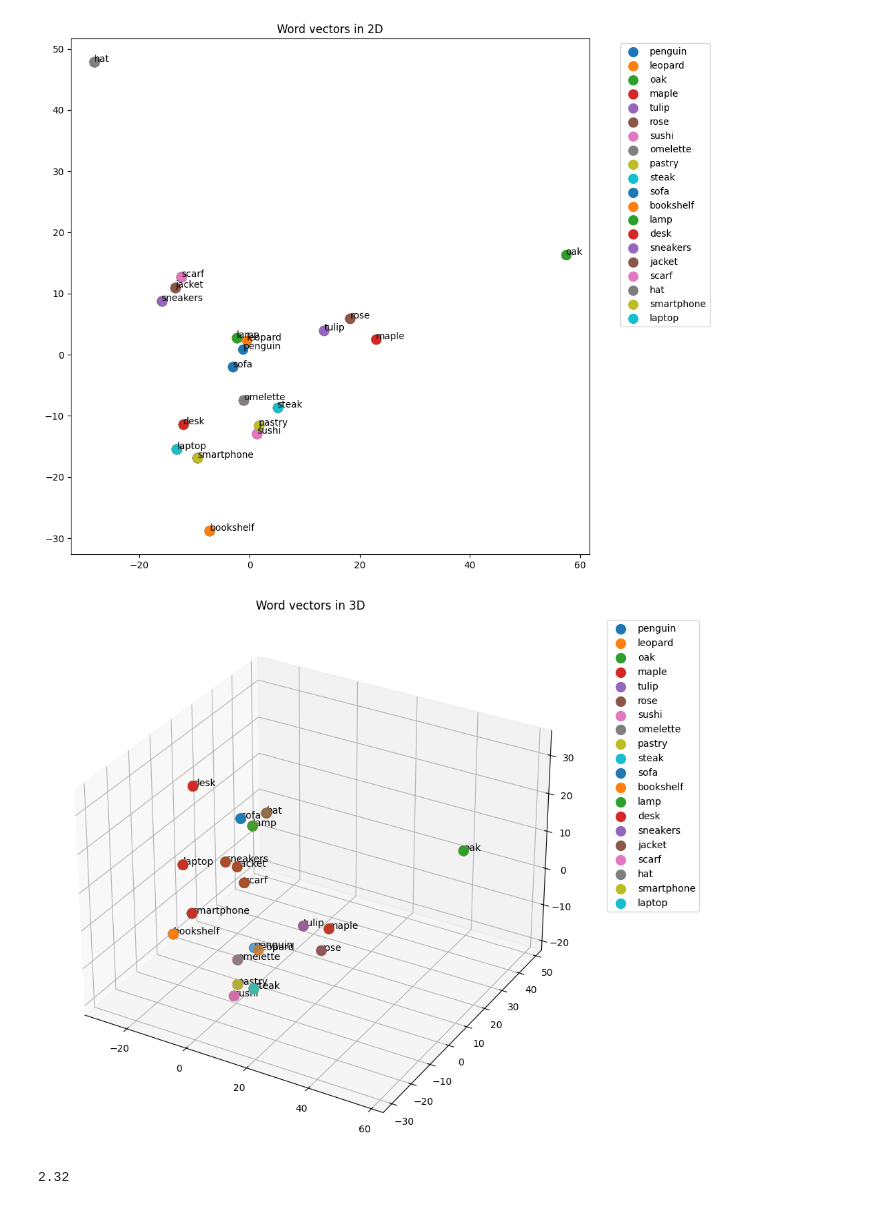
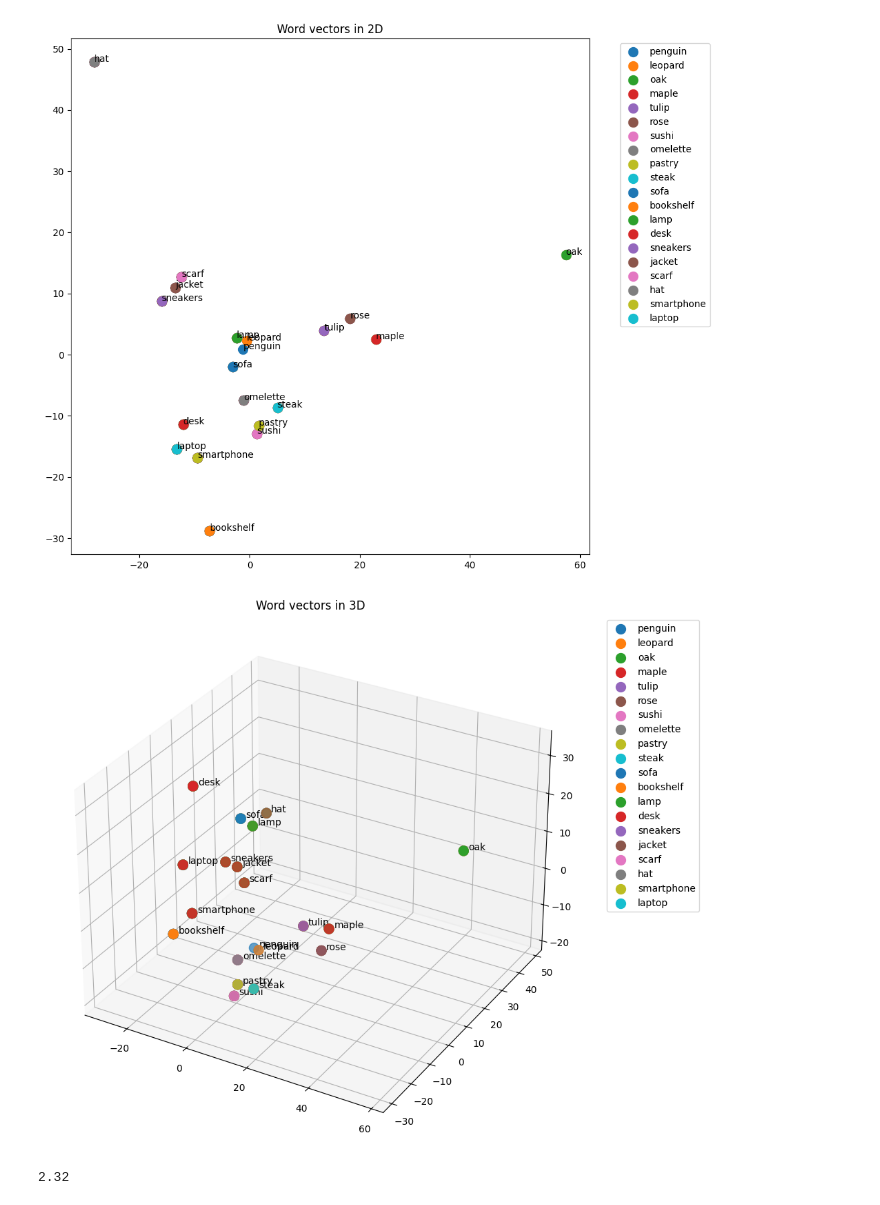
Before and after one commit to NilBiescas/NLP, a Jupyter notebook: exercises_day4/exercise4.ipynb, the cells around one changed output. Saved outputs shown, nothing was run; the diff lists cells and outputs as text; code cells hidden in the pictures.

Commit message:
Update: Beautiful plots

```diff
--- a/exercises_day4/exercise4.ipynb
+++ b/exercises_day4/exercise4.ipynb
@@ -138,25 +138,26 @@ plt.show()
 # %%
 words = ["penguin", "leopard", "oak", "maple", "tulip", "rose",
          "sushi", "omelette", "pastry", "steak",
          "sofa", "bookshelf", "lamp", "desk",
          "sneakers", "jacket", "scarf", "hat",
          "smartphone", "laptop"]
 words_vector = [word2vec(word).vector for word in words]
 
 
 pca = PCA(n_components=3)
 principalComponents = pca.fit_transform(words_vector)
 
 fig = plt.figure(figsize=(10, 10))
 ax = fig.add_subplot(111, projection='3d')
-for i in range(len(words)):
+
+for i, word in enumerate(words):
     ax.scatter(principalComponents[i:, 0], principalComponents[i:, 1], principalComponents[i:, 2], s=100)
-    ax.text(principalComponents[i, 0], principalComponents[i, 1], principalComponents[i, 2], words[i])
+    ax.text(principalComponents[i, 0] + 1, principalComponents[i, 1] + 1, principalComponents[i, 2], word)
     ax.legend(words, bbox_to_anchor=(1.05, 1), loc='upper left')
     ax.set_title('Word vectors in 3D')
 plt.show()
 # %% [output]
-[figure, old version]
+[figure, new version]
 # %%
 round(2.3232, 2)
 # %% [output]
```
